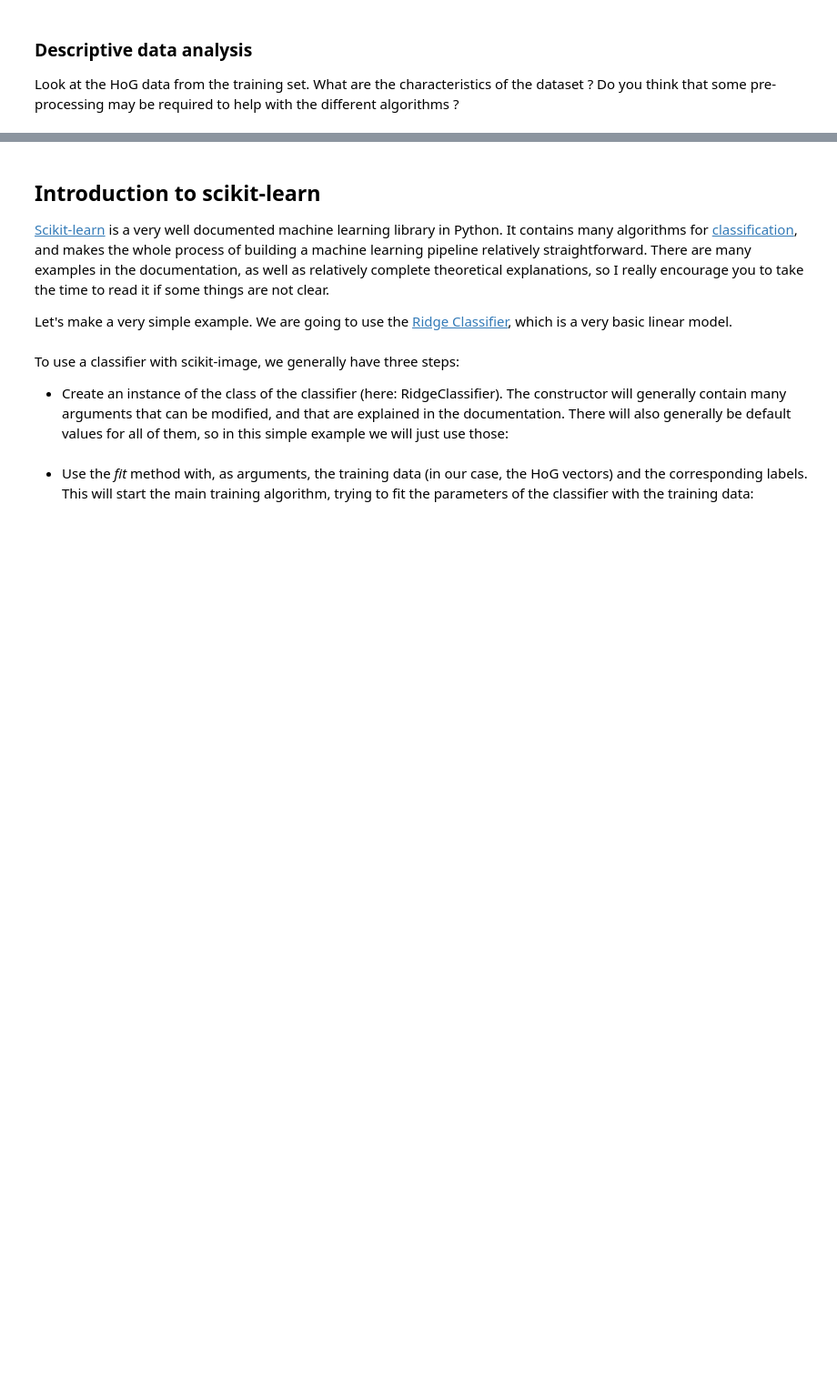
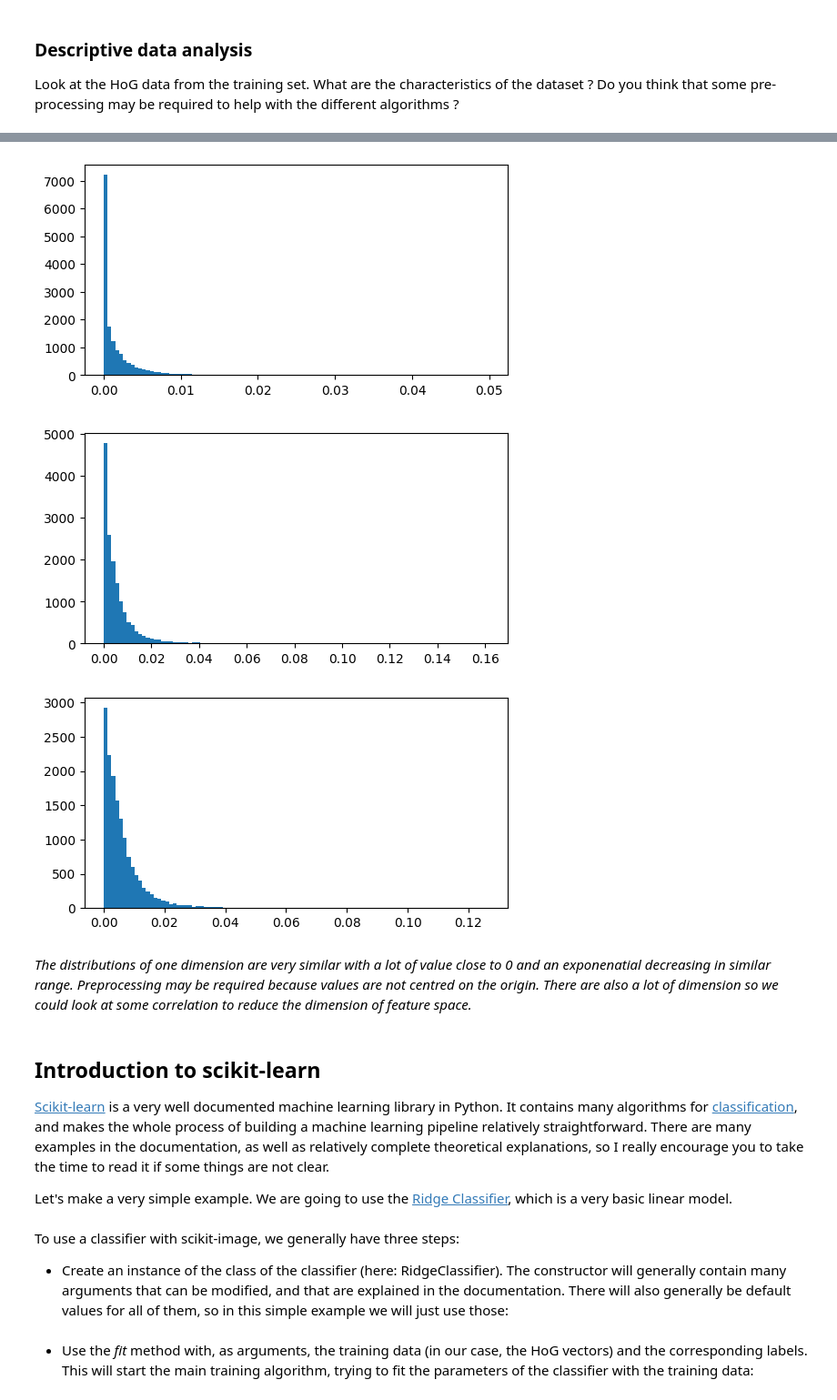
Before and after one commit to liseregn/INFO_H501, a Jupyter notebook: docs/LABS/ML0_Introduction.ipynb, the cells around one changed output, grey strips where cells are left out. Shown at 91% size. Cells and saved outputs as stored; diff of their text form; code cells hidden in the pictures; blank space fills up the shorter version.

```diff
--- a/docs/LABS/ML0_Introduction.ipynb
+++ b/docs/LABS/ML0_Introduction.ipynb
@@ -88,3 +136,17 @@ Look at the HoG data from the training set. What are the characteristics of the
+# %%
+plt.figure(figsize=(6,3))
+plt.hist(dataset.train['hog'][:, 50], bins=100) #Feature 50 pour toutes les images
+plt.figure(figsize=(6,3))
+plt.hist(dataset.train['hog'][:, 100], bins=100)
+plt.figure(figsize=(6,3))
+plt.hist(dataset.train['hog'][:, 150], bins=100)
+plt.show()
+# %% [output]
+[figure, added]
+[figure, added]
+[figure, added]
+# %% [markdown]
+*The distributions of one dimension are very similar with a lot of value close to 0 and an exponenatial decreasing in similar range. Preprocessing may be required because values are not centred on the origin. There are also a lot of dimension so we could look at some correlation to reduce the dimension of feature space.*
 # %% [markdown]
 ## Introduction to scikit-learn
 
```
Also changed, not shown: parts of 24 cells of this notebook.
